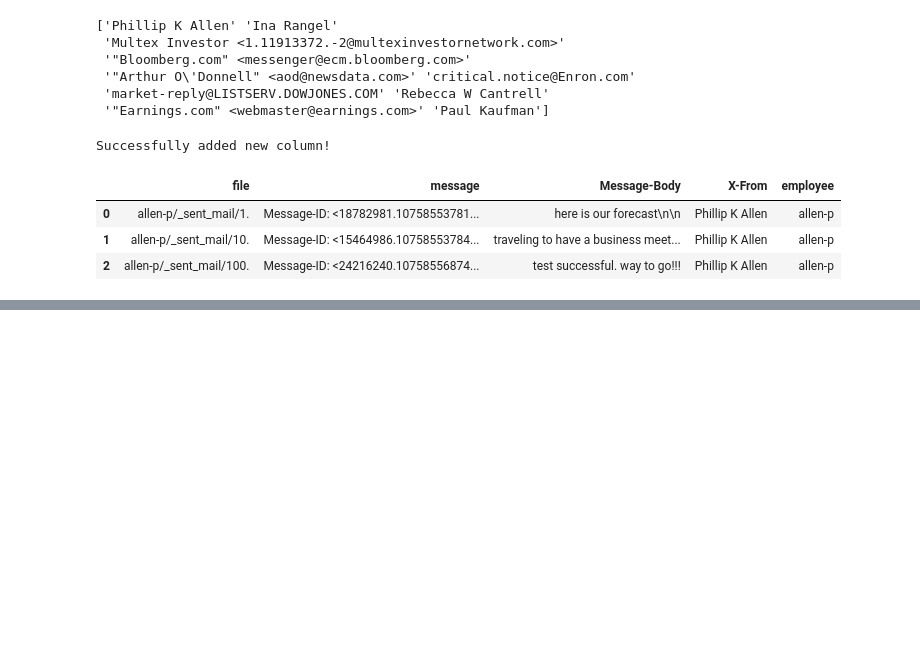
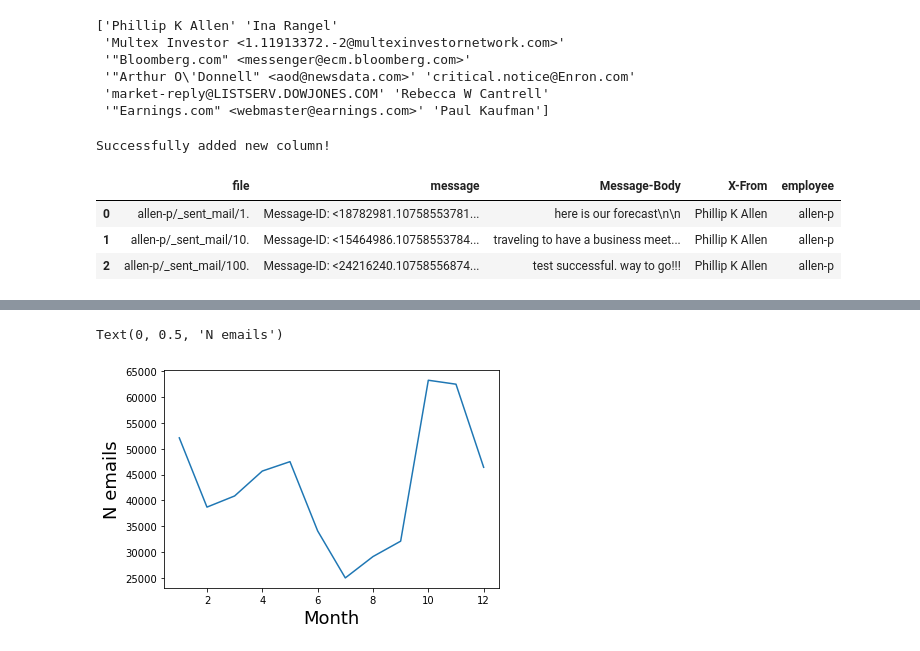
Before and after one commit to nedraki/Enron-Email, a Jupyter notebook: Second.ipynb, the cells around one changed output, grey strips where cells are left out. Drawn from its saved outputs; the diff is of its cells as text; code cells hidden in the pictures; blank space fills up the shorter version.

```diff
--- a/Second.ipynb
+++ b/Second.ipynb
@@ -175,0 +297,8 @@ emails.shape
+# %%
+# monthly
+ax_mn = emails.groupby(emails['Date'].dt.month)['Message-Body'].count().plot()
+ax_mn.set_xlabel('Month', fontsize=18)
+ax_mn.set_ylabel('N emails', fontsize=18)
+# %% [output]
+Text(0, 0.5, 'N emails')
+[figure, added]
```
Also changed, not shown: parts of 22 cells of this notebook.
